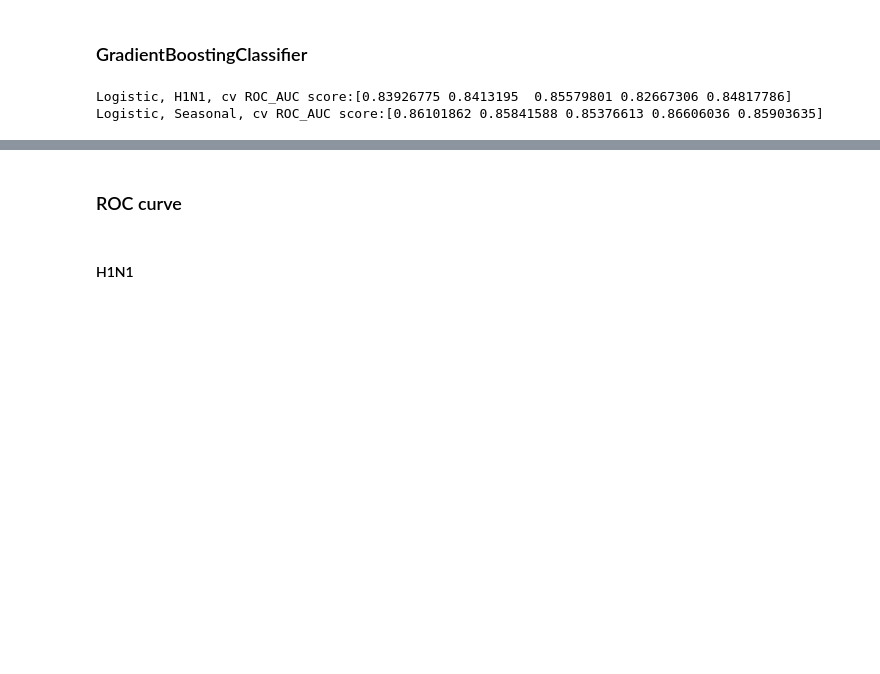
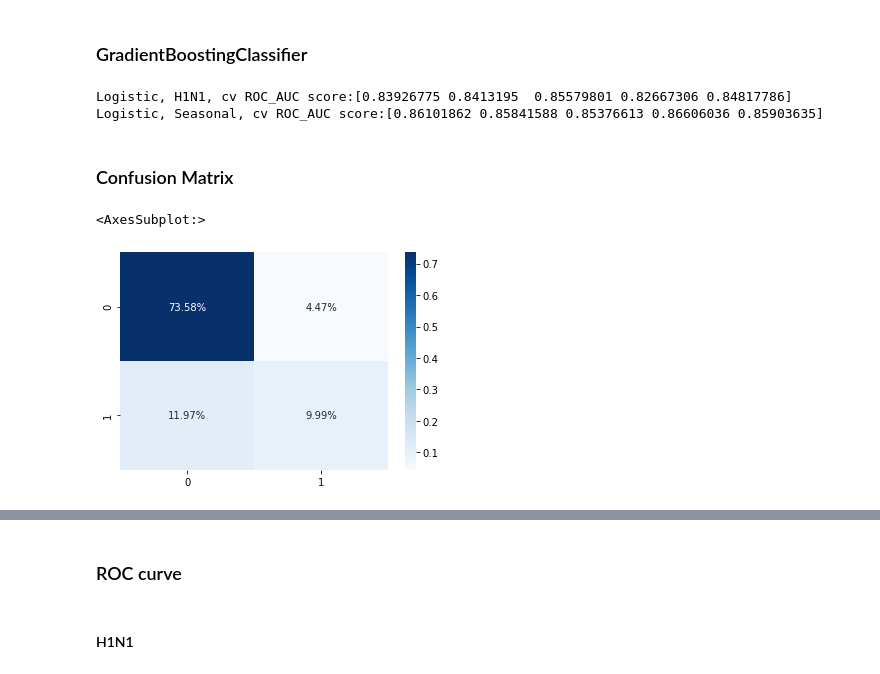
Before and after one commit to AMcqueen1980/H1N1Project, a Jupyter notebook: Emiko/CleanPipeline-Models-EN.ipynb, the cells around one changed output, grey strips where cells are left out. Drawn from its saved outputs; the diff is of its cells as text; code cells hidden in the pictures; blank space fills up the shorter version.

```diff
--- a/Emiko/CleanPipeline-Models-EN.ipynb
+++ b/Emiko/CleanPipeline-Models-EN.ipynb
@@ -288,3 +309,5 @@ print(f'Logistic, Seasonal, cv ROC_AUC score:{sea_gbc}')
 # %% [output]
 Logistic, H1N1, cv ROC_AUC score:[0.83926775 0.8413195  0.85579801 0.82667306 0.84817786]
 Logistic, Seasonal, cv ROC_AUC score:[0.86101862 0.85841588 0.85376613 0.86606036 0.85903635]
+# %% [markdown]
+### Confusion Matrix
@@ -290,0 +341,24 @@ Logistic, Seasonal, cv ROC_AUC score:[0.86101862 0.85841588 0.85376613 0.8660603
+# %%
+for model in []:
+
+    yhat = model.predict(X_test_imputed)
+    cm = confusion_matrix(y_test, yhat)
+
+
+
+cm = confusion_matrix(y, yhat)
+# %%
+def confusion(model, dataframe, y):
+    # get predicted y
+    yhat = model.predict(dataframe)
+    # confusion matrix
+    cm = confusion_matrix(y, yhat)
+    # return heatmap
+    return sns.heatmap(cm/np.sum(cm), annot=True,
+            fmt='.2%', cmap='Blues');
+# %%
+# Confusion Matrix for H1N1 prediction with Gradint Booster
+confusion(gbc_f_h1, X_test_imputed, y_test.h1n1_vaccine)
+# %% [output]
+<AxesSubplot:>
+[figure, added]
```
Also changed, not shown: parts of 16 cells of this notebook, 3 other files.
